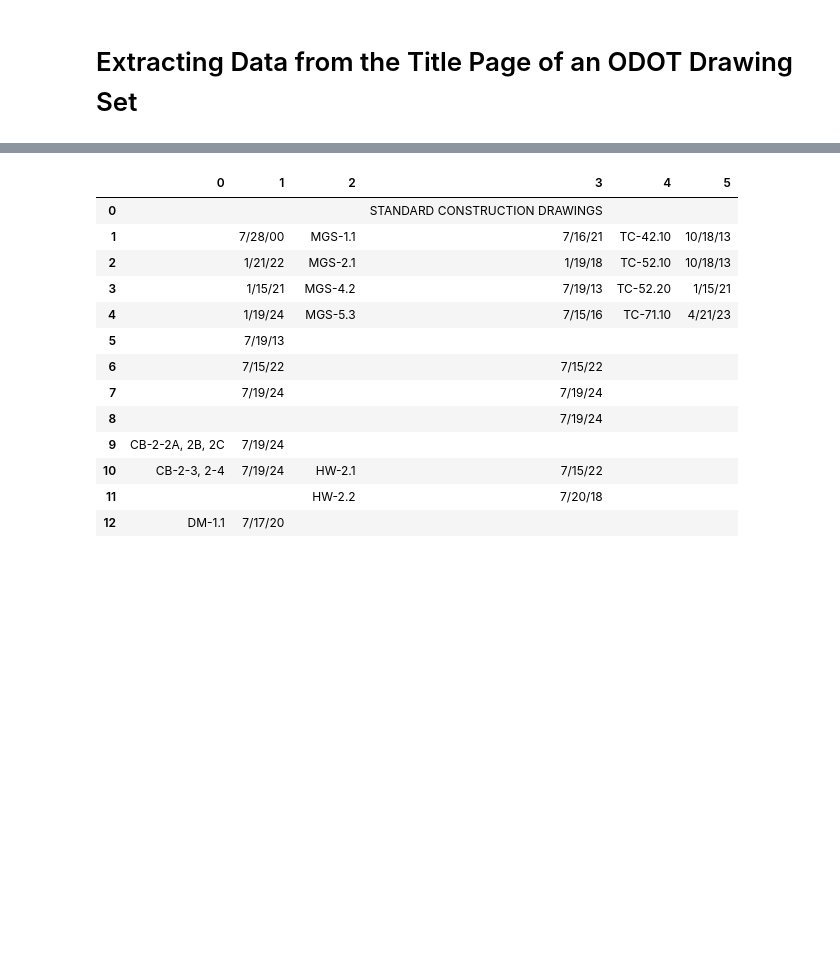
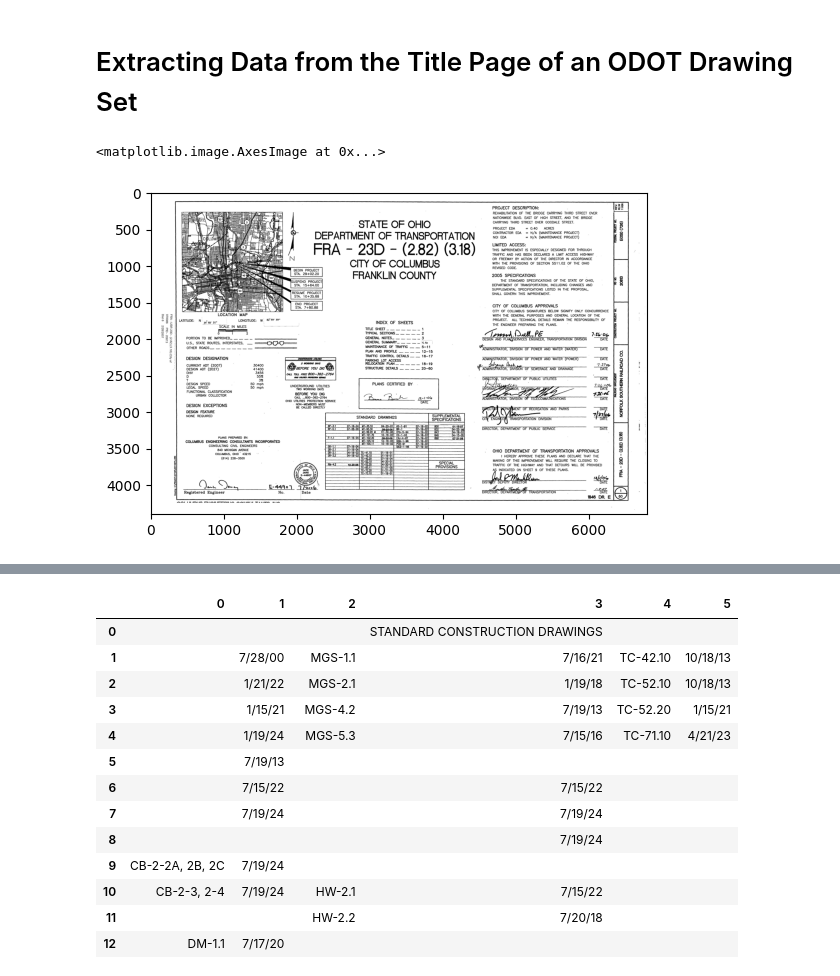
Before and after one commit to drparks71w/CivilPy, a Jupyter notebook: Notebooks/Title Sheet Extraction.ipynb, the cells around one changed output, grey strips where cells are left out. Drawn from its saved outputs; the diff is of its cells as text; code cells hidden in the pictures; blank space fills up the shorter version.

```diff
--- a/Notebooks/Title Sheet Extraction.ipynb
+++ b/Notebooks/Title Sheet Extraction.ipynb
@@ -7,4 +12,12 @@ path_to_text_file = r"C:\Users\dparks1\OneDrive - State of Ohio\Desktop\example_
 path_to_image_file = r"C:\Users\dparks1\OneDrive - State of Ohio\Desktop\example_plans\20813-001.tif"
 MODEL_PATH = "trained_model.pth"
 TARGET_LABEL = "Standard Construction Drawings" # The section you want to extract
+# %%
+# Display the Title sheet we're working with
+img = Image.open(path_to_image_file)
+
+plt.imshow(img)
+# %% [output]
+<matplotlib.image.AxesImage at 0x...>
+[figure, added]
 # %%
```
Also changed, not shown: parts of 15 cells of this notebook, 8 other files.
